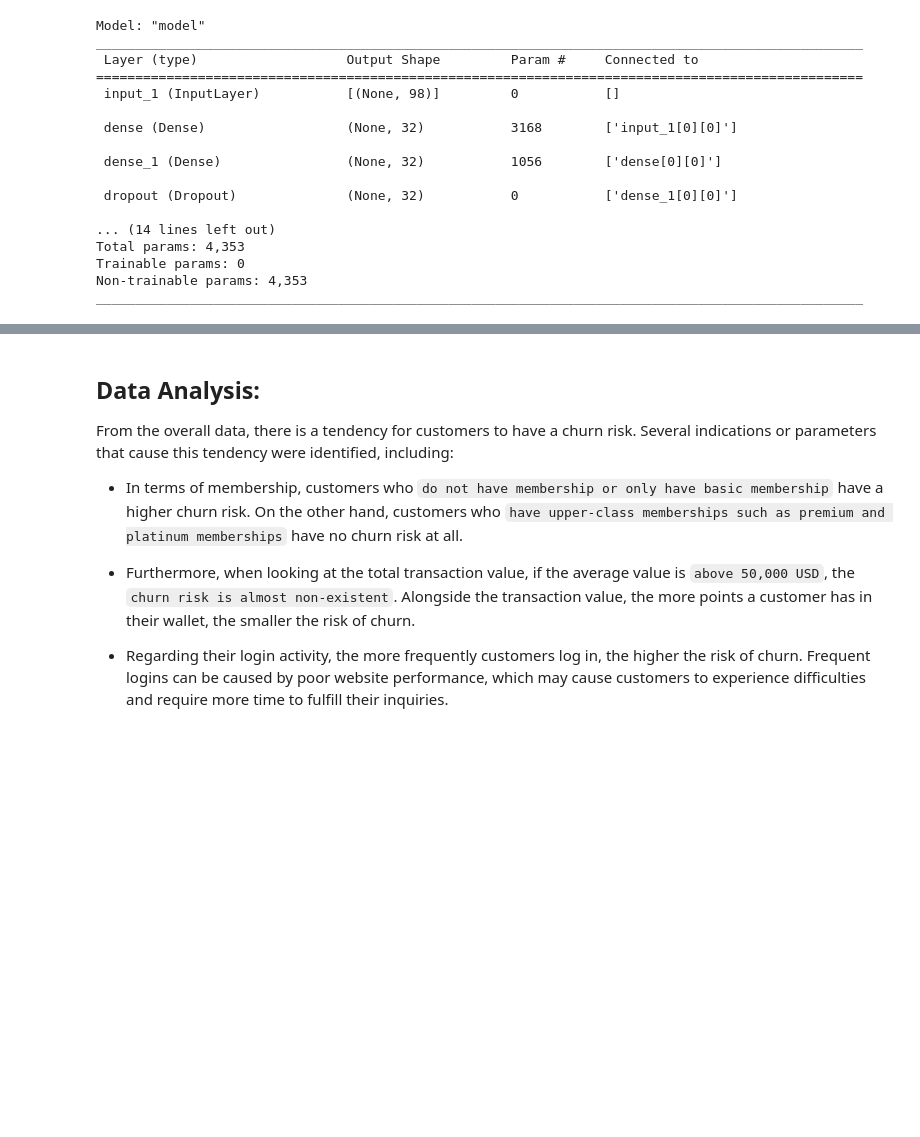
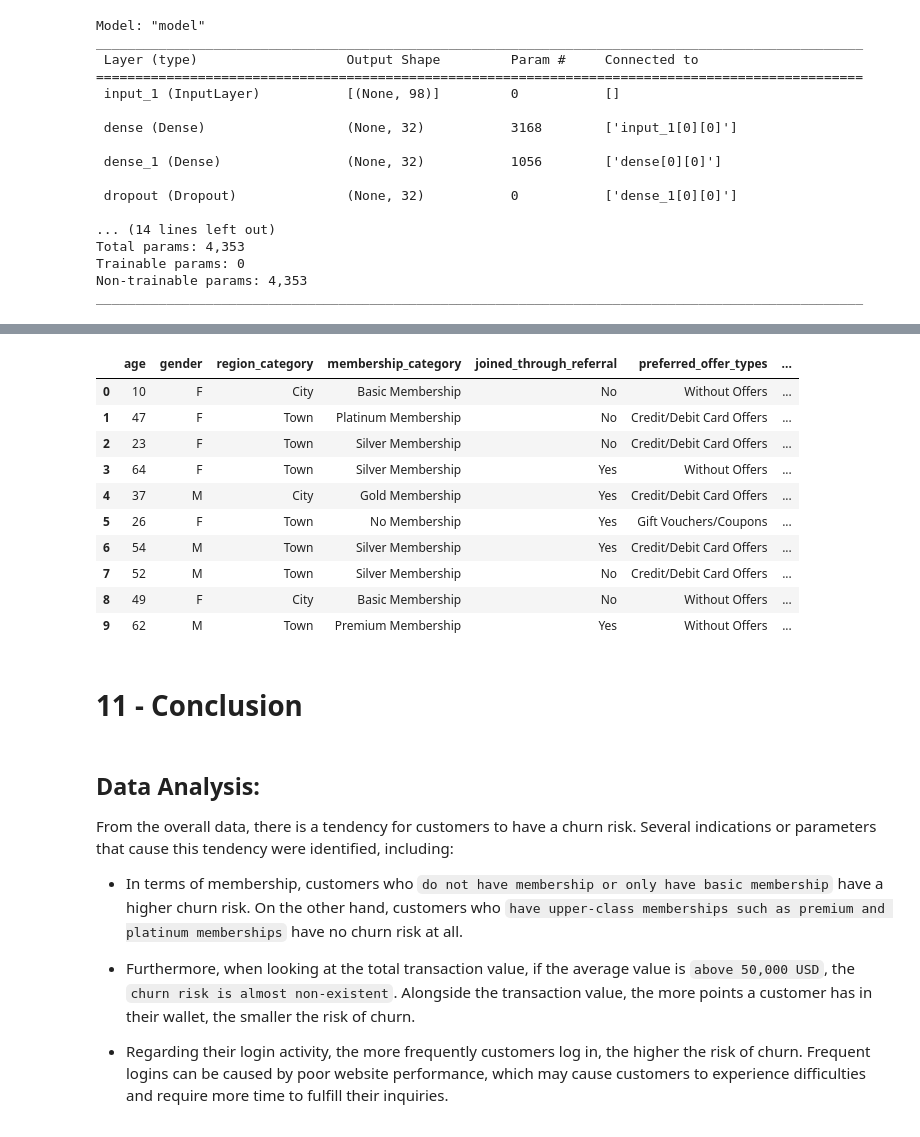
Before and after one commit to zakish29/churn-prediction, a Jupyter notebook: h8dsft_P2M1_zaki.ipynb, the cells around one changed output, grey strips where cells are left out. Drawn from its saved outputs; the diff is of its cells as text; code cells hidden in the pictures; blank space fills up the shorter version.

```diff
--- a/h8dsft_P2M1_zaki.ipynb
+++ b/h8dsft_P2M1_zaki.ipynb
@@ -1024,0 +1026,7 @@ model_functional_impr.save('churn_model.h5')
+# %%
+# Transform Inference-Set
+data_inf_transform = model_pipeline.transform(data_inf)
+# %%
+y_pred_inf = model_churn.predict(data_inf_transform)
+y_pred_inf = np.where(y_pred_inf >= 0.5, 1, 0)
+y_pred_inf
@@ -1024,0 +1045,3 @@ model_functional_impr.save('churn_model.h5')
+# %%
+df = pd.DataFrame(y_pred_inf, columns=['churn_prediction'])
+df
@@ -1025,3 +1060,29 @@ model_functional_impr.save('churn_model.h5')
+# %%
+def predicted_data(data_inf, new_data):
+    # Convert new_data to a pandas DataFrame with a single column
+    df = pd.DataFrame(new_data, columns=['churn_prediction'])
+
+    # Concatenate the new_df with df_sample and sample 10 rows without replacement
+    combined_df = pd.concat([data_inf, df], axis=1)
+
+    return combined_df
+# %%
+predicted_df = predicted_data(data_inf, y_pred_inf)
+predicted_df
+# %% [output]
+|  | age | gender | region_category | membership_category | joined_through_referral | preferred_offer_types | ... |
+| 0 | 10 | F | City | Basic Membership | No | Without Offers | ... |
+| 1 | 47 | F | Town | Platinum Membership | No | Credit/Debit Card Offers | ... |
+| 2 | 23 | F | Town | Silver Membership | No | Credit/Debit Card Offers | ... |
+| 3 | 64 | F | Town | Silver Membership | Yes | Without Offers | ... |
+| 4 | 37 | M | City | Gold Membership | Yes | Credit/Debit Card Offers | ... |
+| 5 | 26 | F | Town | No Membership | Yes | Gift Vouchers/Coupons | ... |
+| 6 | 54 | M | Town | Silver Membership | Yes | Credit/Debit Card Offers | ... |
+| 7 | 52 | M | Town | Silver Membership | No | Credit/Debit Card Offers | ... |
+| 8 | 49 | F | City | Basic Membership | No | Without Offers | ... |
+| 9 | 62 | M | Town | Premium Membership | Yes | Without Offers | ... |
+# %% [markdown]
+# 11 - Conclusion
 # %% [markdown]
 ## Data Analysis:
 
```
Also changed, not shown: parts of 17 cells of this notebook, 9 other files.
